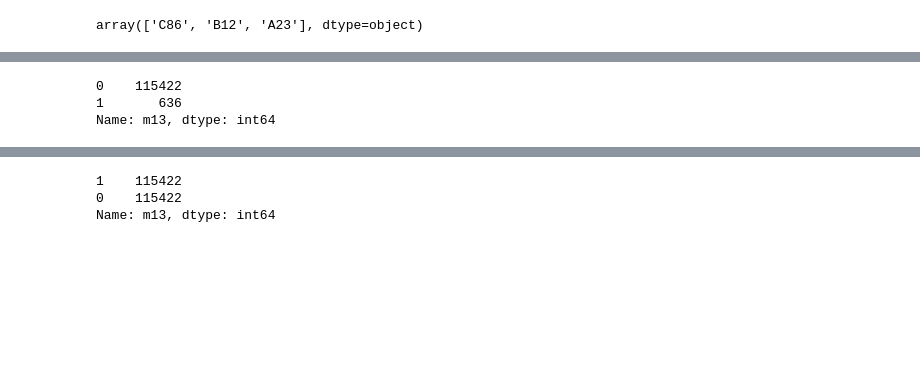
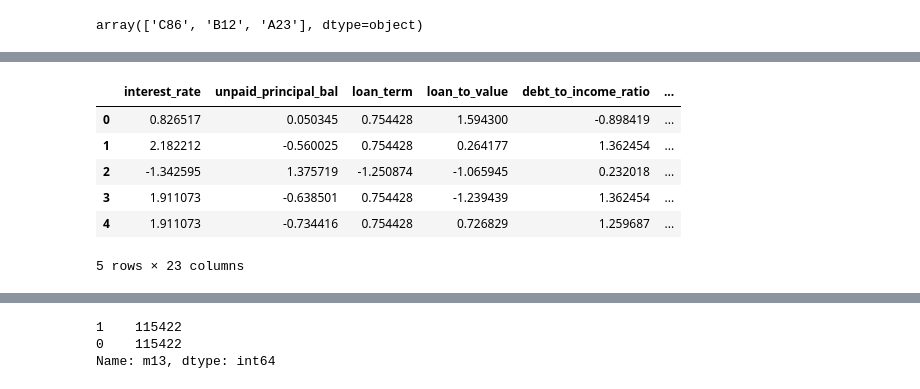
Before and after one commit to Praneet9/Loan_Delinquency_Prediction, a Jupyter notebook: Adaboost.ipynb, the cells around one changed output, grey strips where cells are left out. Drawn from its saved outputs; the diff is of its cells as text; code cells hidden in the pictures; blank space fills up the shorter version.

```diff
--- a/Adaboost.ipynb
+++ b/Adaboost.ipynb
@@ -40,0 +56,5 @@ Index(['loan_id', 'source', 'financial_institution', 'interest_rate',
+# %%
+pca_months = PCA(n_components=10)
+pca_months = pca_months.fit(months_data)
+# %%
+train_data = apply_pca(pca_months, months, 10, train_data)
@@ -58,6 +81,23 @@ cleaned_train.head()
-# %%
-cleaned_train.m13.value_counts()
-# %% [output]
-0    115422
-1       636
-Name: m13, dtype: int64
+# %%
+non_scaled_list = ['loan_purpose_C86', 'loan_purpose_B12', 'loan_purpose_A23',
+                   'number_of_borrowers', 'insurance_type']
+# %%
+non_scaled = cleaned_train[non_scaled_list]
+cleaned_train = cleaned_train.drop(non_scaled_list, axis=1)
+# %%
+std_scaler = StandardScaler().fit(cleaned_train)
+train_cols_list = list(cleaned_train.columns)
+cleaned_train = std_scaler.transform(cleaned_train)
+
+cleaned_train = pd.DataFrame(cleaned_train, columns=train_cols_list)
+
+cleaned_train = pd.concat([cleaned_train, non_scaled], axis=1)
+cleaned_train.head()
+# %% [output]
+|  | interest_rate | unpaid_principal_bal | loan_term | loan_to_value | debt_to_income_ratio | ... |
+| 0 | 0.826517 | 0.050345 | 0.754428 | 1.594300 | -0.898419 | ... |
+| 1 | 2.182212 | -0.560025 | 0.754428 | 0.264177 | 1.362454 | ... |
+| 2 | -1.342595 | 1.375719 | -1.250874 | -1.065945 | 0.232018 | ... |
+| 3 | 1.911073 | -0.638501 | 0.754428 | -1.239439 | 1.362454 | ... |
+| 4 | 1.911073 | -0.734416 | 0.754428 | 0.726829 | 1.259687 | ... |
+5 rows × 23 columns
```
Also changed, not shown: parts of 39 cells of this notebook.
